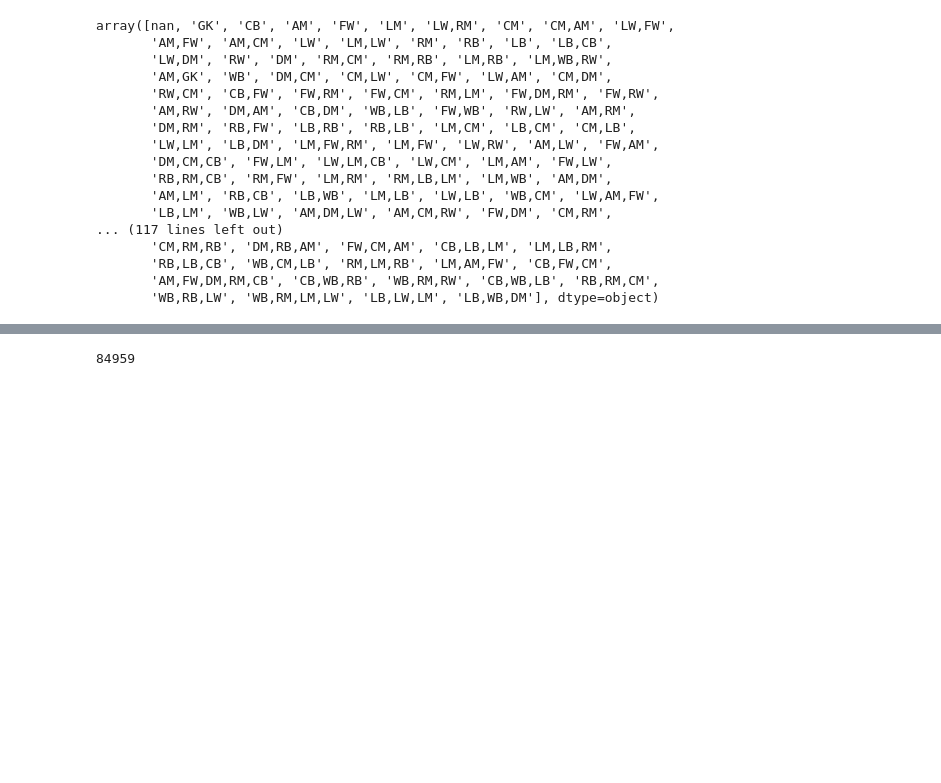
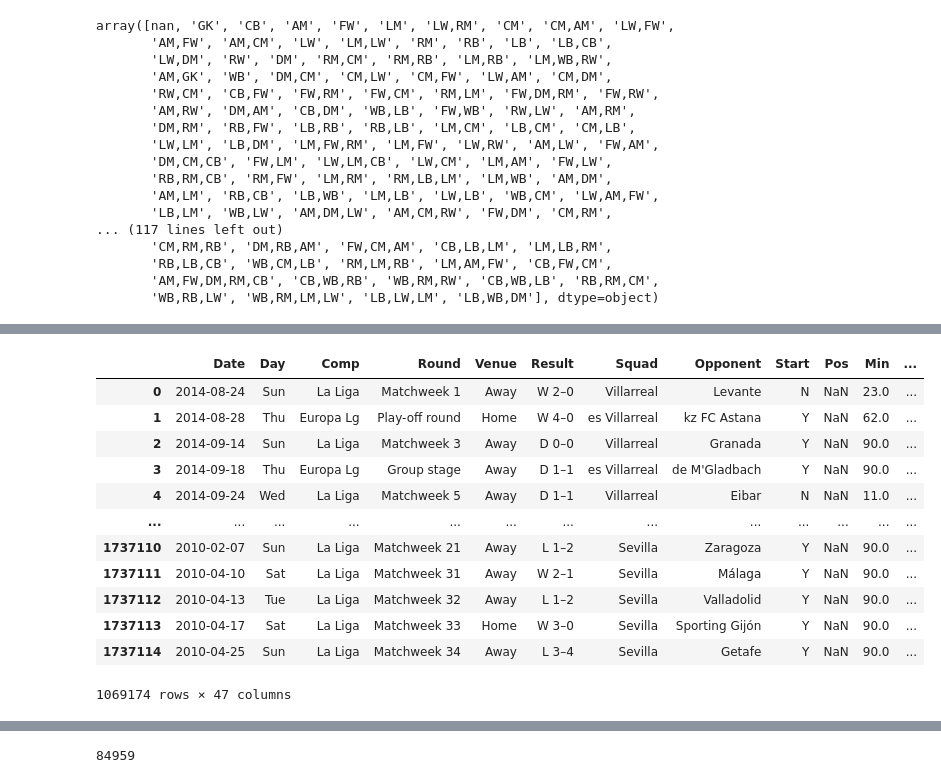
Before and after one commit to SravanRajupalem/FootballPredictions, a Jupyter notebook: 14. Player Data Dataframe Consolidation.ipynb, the cells around one changed output, grey strips where cells are left out. Drawn from its saved outputs; the diff is of its cells as text; code cells hidden in the pictures; blank space fills up the shorter version.

Commit message:
changes in Player Data Frame and Profile Data Dataframe

```diff
--- a/14. Player Data Dataframe Consolidation.ipynb
+++ b/14. Player Data Dataframe Consolidation.ipynb
@@ -170,3 +150,19 @@ frame.sort_values('Date').head(50)
+# %%
+df[df['Date'] > '2010-01-01']
+# %% [output]
+|  | Date | Day | Comp | Round | Venue | Result | Squad | Opponent | Start | Pos | Min | ... |
+| 0 | 2014-08-24 | Sun | La Liga | Matchweek 1 | Away | W 2–0 | Villarreal | Levante | N | NaN | 23.0 | ... |
+| 1 | 2014-08-28 | Thu | Europa Lg | Play-off round | Home | W 4–0 | es Villarreal | kz FC Astana | Y | NaN | 62.0 | ... |
+| 2 | 2014-09-14 | Sun | La Liga | Matchweek 3 | Away | D 0–0 | Villarreal | Granada | Y | NaN | 90.0 | ... |
+| 3 | 2014-09-18 | Thu | Europa Lg | Group stage | Away | D 1–1 | es Villarreal | de M'Gladbach | Y | NaN | 90.0 | ... |
+| 4 | 2014-09-24 | Wed | La Liga | Matchweek 5 | Away | D 1–1 | Villarreal | Eibar | N | NaN | 11.0 | ... |
+| ... | ... | ... | ... | ... | ... | ... | ... | ... | ... | ... | ... | ... |
+| 1737110 | 2010-02-07 | Sun | La Liga | Matchweek 21 | Away | L 1–2 | Sevilla | Zaragoza | Y | NaN | 90.0 | ... |
+| 1737111 | 2010-04-10 | Sat | La Liga | Matchweek 31 | Away | W 2–1 | Sevilla | Málaga | Y | NaN | 90.0 | ... |
+| 1737112 | 2010-04-13 | Tue | La Liga | Matchweek 32 | Away | L 1–2 | Sevilla | Valladolid | Y | NaN | 90.0 | ... |
+| 1737113 | 2010-04-17 | Sat | La Liga | Matchweek 33 | Home | W 3–0 | Sevilla | Sporting Gijón | Y | NaN | 90.0 | ... |
+| 1737114 | 2010-04-25 | Sun | La Liga | Matchweek 34 | Away | L 3–4 | Sevilla | Getafe | Y | NaN | 90.0 | ... |
+1069174 rows × 47 columns
 # %%
 MoiGomez_df.head(50)
 # %% [output]
```
Also changed, not shown: parts of 1 cell of this notebook, 1 other file.
